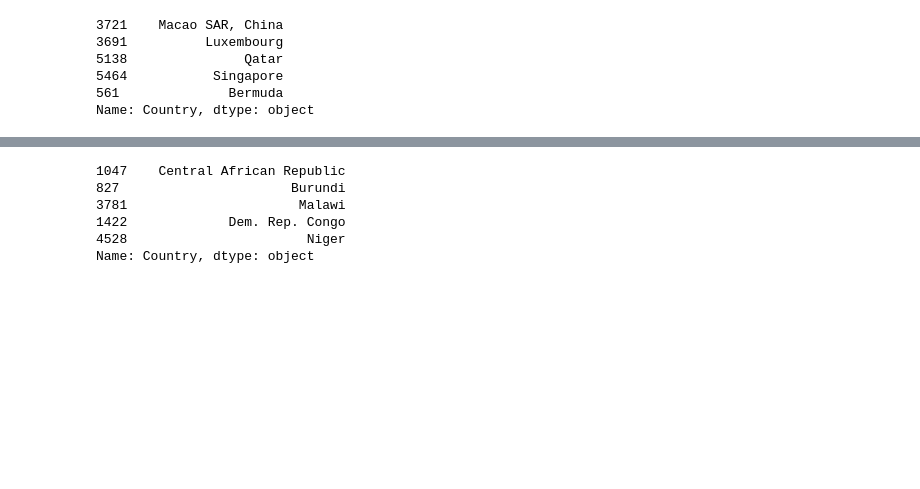
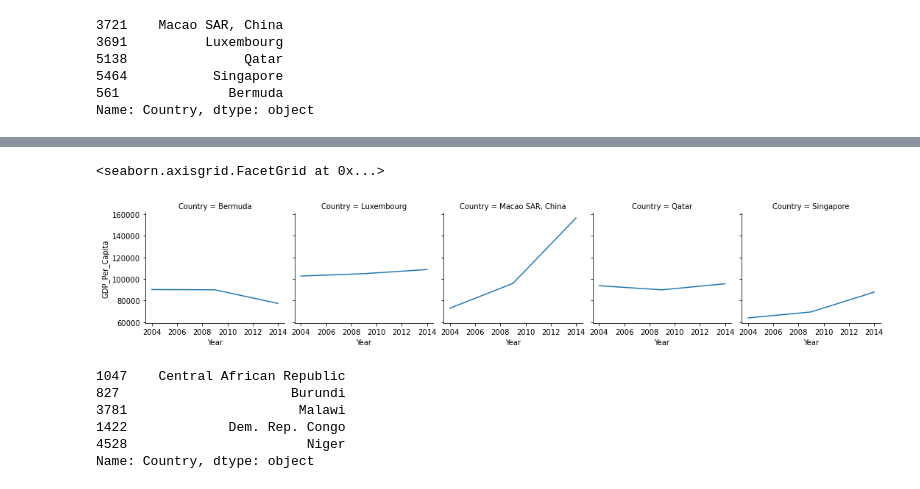
Before and after one commit to eporourke/gdp-and-internet-usage, a Jupyter notebook: notebooks/eor_gdp.ipynb, the cells around one changed output, grey strips where cells are left out. Cells and saved outputs as stored; diff of their text form; code cells hidden in the pictures; blank space fills up the shorter version.

```diff
--- a/notebooks/eor_gdp.ipynb
+++ b/notebooks/eor_gdp.ipynb
@@ -377,3 +411,9 @@ Name: Country, dtype: object
+# %%
+graph = sns.FacetGrid(top_gdp_10_year, col="Country")
+graph.map(sns.lineplot, "Year", "GDP_Per_Capita")
+# %% [output]
+<seaborn.axisgrid.FacetGrid at 0x...>
+[figure, added]
 # %%
 v1_2014_gdp_internet.nsmallest(5, 'GDP_Per_Capita')['Country']
 # %% [output]
```
Also changed, not shown: parts of 20 cells of this notebook.
